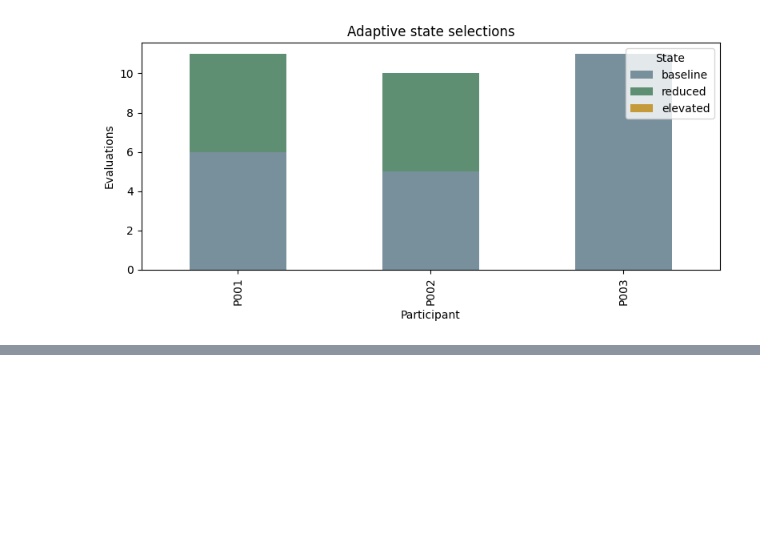
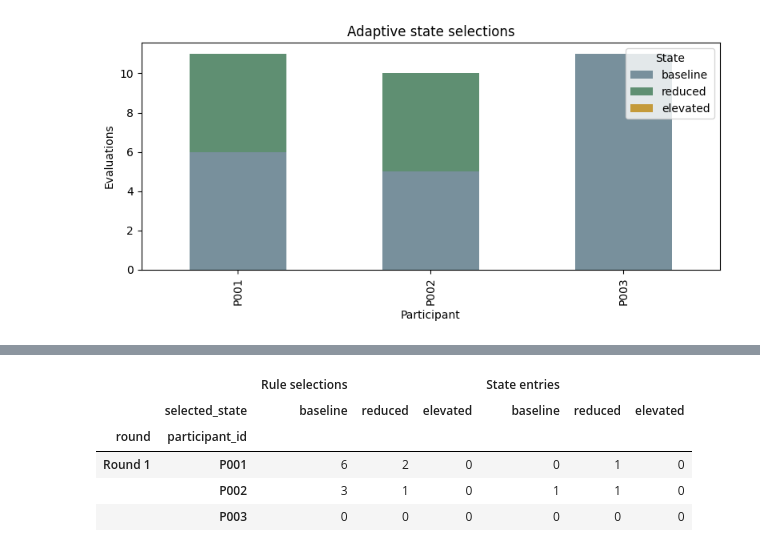
Before and after one commit to strangeshands/TunedIn-Web, a Jupyter notebook: feedback-files/analysis/FUF_Round1_Analysis.ipynb, the cells around one changed output, grey strips where cells are left out. Drawn from its saved outputs; the diff is of its cells as text; code cells hidden in the pictures; blank space fills up the shorter version.

```diff
--- a/feedback-files/analysis/FUF_Round1_Analysis.ipynb
+++ b/feedback-files/analysis/FUF_Round1_Analysis.ipynb
@@ -85,0 +28,9 @@ adaptive_blocks[['participant_id', 'duration_seconds', 'validated_records',
+# %%
+ITERATION_ZIP = root / results_dir / "iterative-1.zip"
+# %%
+exports = fuf.load_exports({"Round 1": ITERATION_ZIP})
+sessions = exports.sessions
+blocks, records = exports.blocks, exports.records
+decisions, transitions, tracks = exports.decisions, exports.transitions, exports.tracks
+print(f'Participants: {sessions.participantId.nunique()}')
+print(f'Block rows: {len(blocks)} | Adaptive decisions: {len(decisions)}')
@@ -108,26 +85,3 @@ The analysis creates these additional values:
 | `eligible_percent` | Percentage of checks that were eligible for a performance-based decision. |
 
 This summary helps identify whether the rule engine is unable to reach a state because the thresholds are too strict, or because too few records are available in the rolling window.
-# %%
-# Decision eligibility: an evaluation can only apply the rule once it has
-# enough records in its rolling window. Change this value to inspect options.
-MINIMUM_RECORD_COUNT = 5
-
-decision_numbers = [
-    'record_count', 'median_il_ms', 'median_fped_ms', 'first_pass_error_rate',
-    'baseline_il_ms', 'baseline_fped_ms'
-]
-for column in decision_numbers:
-    decisions[column] = pd.to_numeric(decisions[column], errors='coerce')
-
-decisions['eligible'] = decisions['record_count'] >= MINIMUM_RECORD_COUNT
-decisions['il_ratio'] = decisions['median_il_ms'] / decisions['baseline_il_ms']
-decisions['fped_ratio'] = decisions['median_fped_ms'] / decisions['baseline_fped_ms']
-
-eligibility = (decisions.groupby('participant_id', as_index=False)
-    .agg(evaluations=('eligible', 'size'),
-         eligible_evaluations=('eligible', 'sum'),
-         mean_records_in_window=('record_count', 'mean'))
-)
-eligibility['eligible_percent'] = 100 * eligibility['eligible_evaluations'] / eligibility['evaluations']
-eligibility
@@ -138,0 +88,4 @@ eligibility
+# %%
+MINIMUM_RECORD_COUNT = 5
+decisions = fuf.prepare_decisions(decisions, MINIMUM_RECORD_COUNT)
+fuf.eligibility_summary(decisions)
@@ -196 +154,10 @@ plt.tight_layout()
+# %%
+display(fuf.participant_state_activity(decisions))
+# %% [output]
+|  |  | Rule selections |  |  | State entries |  |  |
+|  | selected_state | baseline | reduced | elevated | baseline | reduced | elevated |
+| round | participant_id |  |  |  |  |  |  |
+| Round 1 | P001 | 6 | 2 | 0 | 0 | 1 | 0 |
+|  | P002 | 3 | 1 | 0 | 1 | 1 | 0 |
+|  | P003 | 0 | 0 | 0 | 0 | 0 | 0 |
 # %% [markdown]
```
Also changed, not shown: parts of 28 cells of this notebook, 10 other files.
